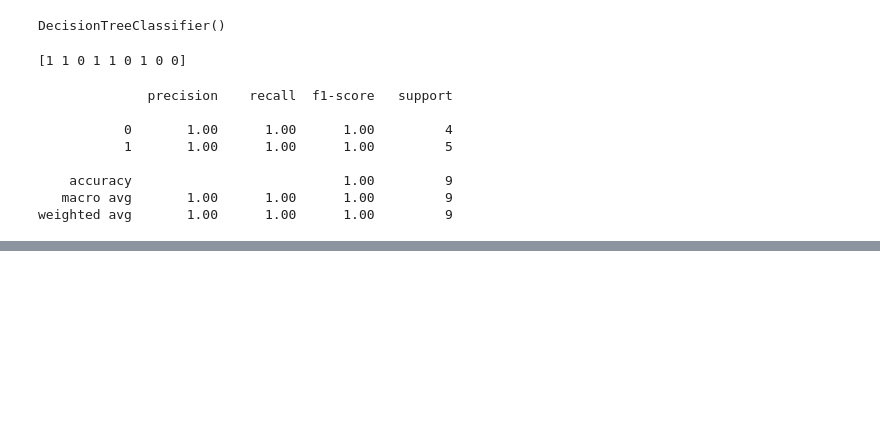
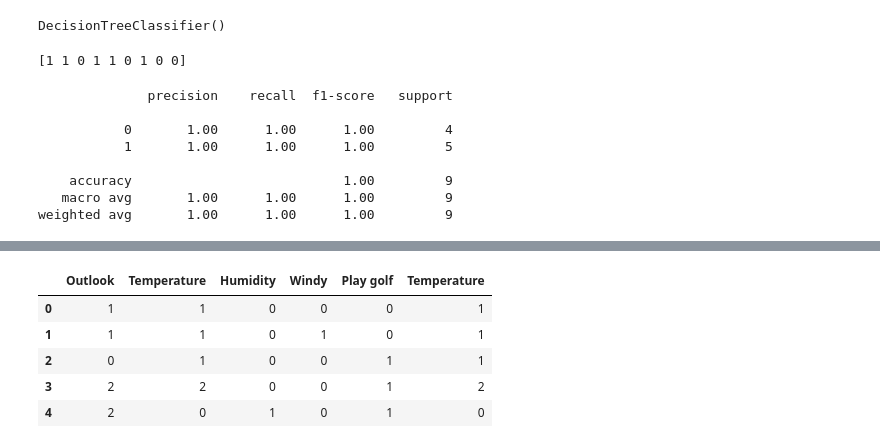
Before and after one commit to An1ndya/IIT-Kharagpur, a Jupyter notebook: ML02_Lab+ML03_Lab.ipynb, the cells around one changed output, grey strips where cells are left out. Cells and saved outputs as stored; diff of their text form; code cells hidden in the pictures; blank space fills up the shorter version.

```diff
--- a/ML02_Lab+ML03_Lab.ipynb
+++ b/ML02_Lab+ML03_Lab.ipynb
@@ -112,0 +164,4 @@ weighted avg       1.00      1.00      1.00         9
+# %%
+df=pd.read_csv("./dataset_2.csv")
+df.head()
+print(df)
@@ -112,0 +184,18 @@ weighted avg       1.00      1.00      1.00         9
+# %%
+from sklearn import preprocessing
+
+le = preprocessing.LabelEncoder()
+
+df['Outlook'] = le.fit_transform(df['Outlook'])
+df['Temperature'] = le.fit_transform(df['Temperature'])
+df['Windy'] = le.fit_transform(df['Windy'])
+df['Humidity'] = le.fit_transform(df['Humidity'])
+df['Play golf'] = le.fit_transform(df['Play golf'])
+df.head()
+# %% [output]
+|  | Outlook | Temperature | Humidity | Windy | Play golf | Temperature |
+| 0 | 1 | 1 | 0 | 0 | 0 | 1 |
+| 1 | 1 | 1 | 0 | 1 | 0 | 1 |
+| 2 | 0 | 1 | 0 | 0 | 1 | 1 |
+| 3 | 2 | 2 | 0 | 0 | 1 | 2 |
+| 4 | 2 | 0 | 1 | 0 | 1 | 0 |
```
Also changed, not shown: parts of 4 cells of this notebook.
